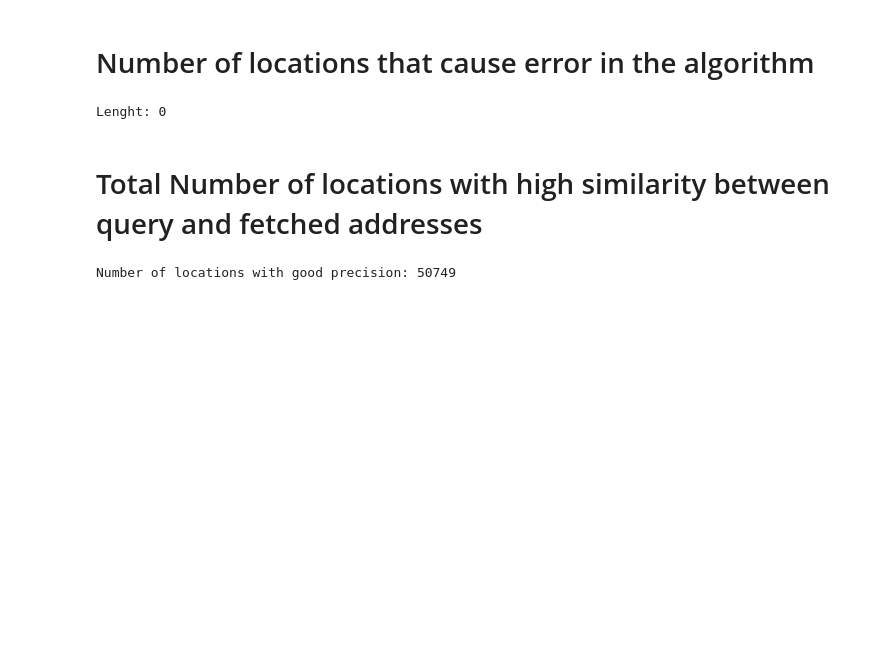
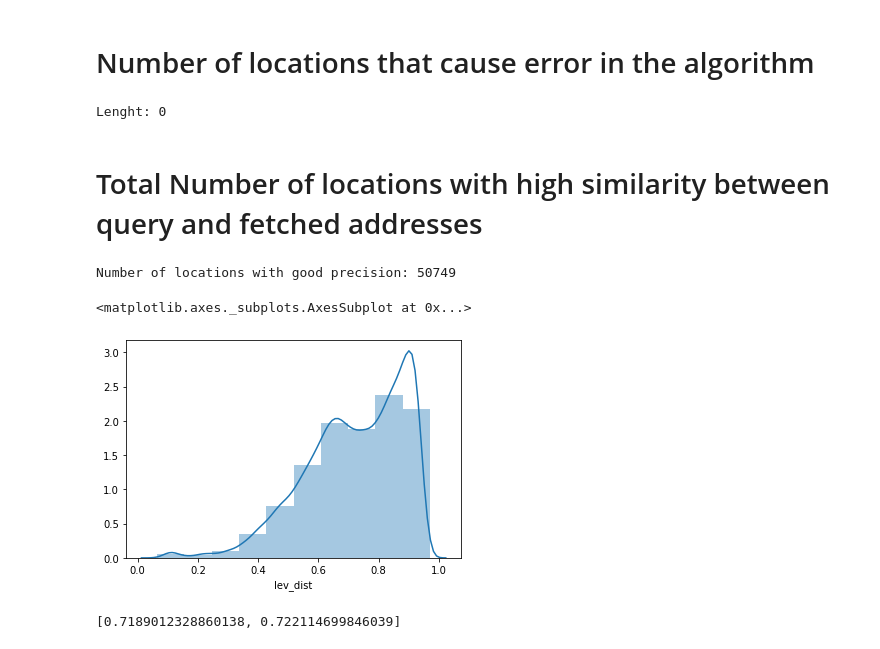
Before and after one commit to tpinhoda/Geocoding_Brazilian_Elections, a Jupyter notebook: notebooks/exploratory/2_(tpinhoda)_checking_geocoded_dataset_integrity(addresses).ipynb, the cells around one changed output. Cells and saved outputs as stored; diff of their text form; code cells hidden in the pictures; blank space fills up the shorter version.

```diff
--- a/notebooks/exploratory/2_(tpinhoda)_checking_geocoded_dataset_integrity(addresses).ipynb
+++ b/notebooks/exploratory/2_(tpinhoda)_checking_geocoded_dataset_integrity(addresses).ipynb
@@ -109,6 +110,37 @@ total_good_precision = sum(data_geo['lev_dist'] >= .8 ) + len(TSE_data_geo)
 print('Number of locations with good precision:', total_good_precision)
 # %% [output]
 Number of locations with good precision: 50749
+# %%
+no_tse_data_geo = data_geo[data_geo['precision'] != 'TSE']
+sns.distplot(no_tse_data_geo['lev_dist'], bins = 10, kde=True)
+# %% [output]
+<matplotlib.axes._subplots.AxesSubplot at 0x...>
+[figure, added]
+# %%
+def get_bootstrap_intervals(data, n=10000, p=.99):
+    """
+    Generate `n` bootstrap samples, evaluating `func`
+    at each resampling. `bootstrap` returns a function,
+    which can be called to obtain confidence intervals
+    of interest.
+    """
+    simulations = list()
+    sample_size = len(data)
+    xbar_init = np.mean(data)
+    for c in range(n):
+        itersample = np.random.choice(data, size=sample_size, replace=True)
+        simulations.append(np.mean(itersample))
+    simulations.sort()
+
+    u_pval = (1+p)/2.
+    l_pval = (1-u_pval)
+    l_indx = int(np.floor(n*l_pval))
+    u_indx = int(np.floor(n*u_pval))
+    return [simulations[l_indx],simulations[u_indx]]
+
+get_bootstrap_intervals(no_tse_data_geo['lev_dist'])
+# %% [output]
+[0.7189012328860138, 0.722114699846039]
 # %%
 data_geo['lat_4f'] = data_geo['lat'].map(lambda x: '{0:.4f}'.format(x))
 data_geo['lon_4f'] = data_geo['lon'].map(lambda x: '{0:.4f}'.format(x))
```
Also changed, not shown: parts of 2 cells of this notebook, 11 other files.
